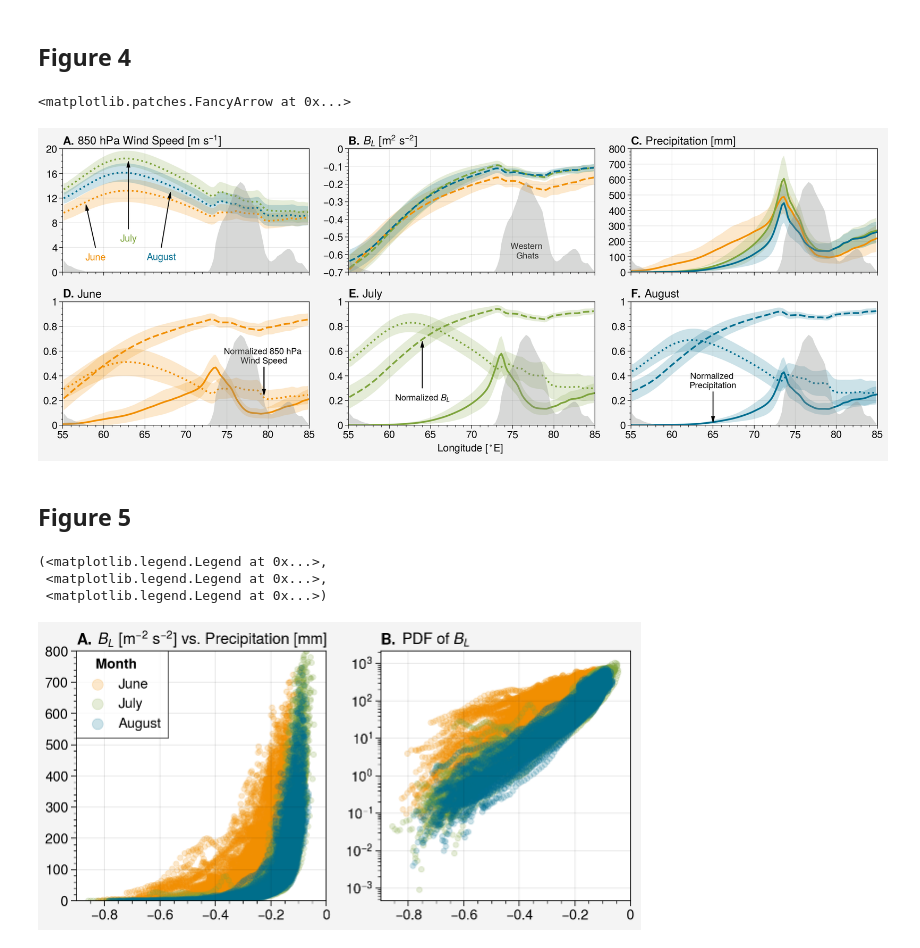
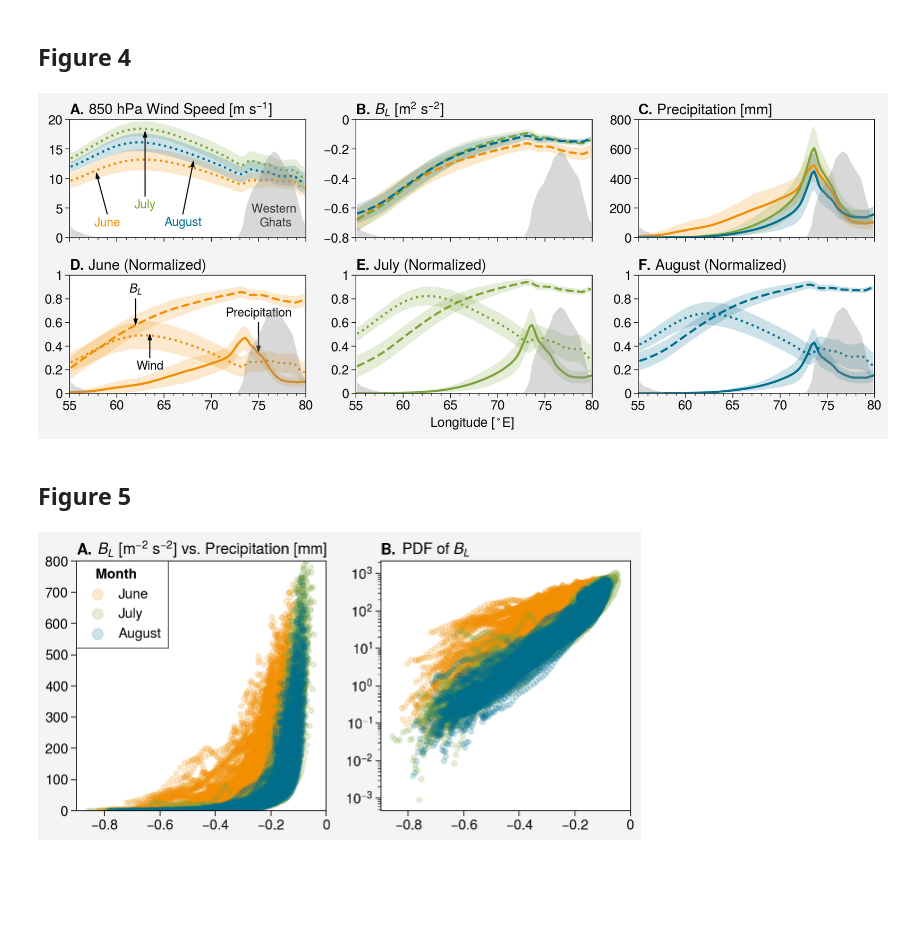
Before and after one commit to savannahferretti/monsoon-precip, a Jupyter notebook: agu_poster_plots.ipynb, the cells around one changed output. Saved outputs shown, nothing was run; the diff lists cells and outputs as text; code cells hidden in the pictures; blank space fills up the shorter version.

```diff
--- a/agu_poster_plots.ipynb
+++ b/agu_poster_plots.ipynb
@@ -84,10 +83,10 @@ trmmpr  = formatpr(varclimo(trmm.pr*86400))
 imergpr = formatpr(varclimo(imerg.precipitation*24))
 era5pr  = formatpr(varclimo(era5.mtpr*86400))
 # %%
-pplt.rc.reso = 'hi'; pplt.rc.update({'font.size':10}); style=dict(levels=[300],linewidth=1.2); key=[]
+pplt.rc.reso = 'hi'; pplt.rc.update({'font.size':10}); style=dict(levels=[300],linewidth=1); key=[]
 fig,axs = pplt.subplots(ncols=1,nrows=3,proj='cyl',sharex=True,sharey=True)
 axs.format(lonlim=(lon1,lon2),lonlines=5,latlim=(lat1,lat2),latlines=5,latlabels=True,
-           land=False,coast=True,coastcolor='k',coastlinewidth=1,abc='A.',abcloc='l',titleloc='l')
+           grid=False,land=False,coast=True,coastcolor='k',coastlinewidth=1,abc='A.',abcloc='l',titleloc='l')
 axs[2].format(lonlabels=True)
 for i,month in enumerate(months):
     maps = axs[0].contour(trmmpr[i],cmap=colors[i],**style)
@@ -96,5 +95,6 @@ for i,month in enumerate(months):
     key.append(maps)
     axs[i].format(title=names[i])
 C1=key[0].legend_elements()[0][0]; C2=key[1].legend_elements()[0][0]; C3=key[2].legend_elements()[0][0]
-fig.legend([C1,C2,C3],['June','July','August'],loc='b',ncols=3,frame=False,title='300 mm Precipitation Contour')
+fig.legend([C1,C2,C3],['June','July','August'],loc='b',ncols=3,frame=False,title='Precipitation Contour = 300 mm')
+fig.save('fig2.png',dpi=900)
 # %% [output]
@@ -145,7 +144,7 @@ era5 = xr.merge((xr.open_dataset(path+'era5/ERA5_3D_195906_202108_monthly.nc'),
                  xr.open_dataset(path+'era5/ERA5_2D_195906_202108_monthly.nc')),compat='override')
 era5 = era5.reindex(latitude=era5.latitude[::-1]).reindex(level=era5.level[::-1]).rename({'longitude':'lon','latitude':'lat'})
 # %%
-lat1=10; lat2=20; lon1=55; lon2=85;
+lat1=10; lat2=20; lon1=55; lon2=80;
 era5 = era5.sel(lat=slice(lat1,lat2),lon=slice(lon1,lon2)).sel(level=slice(1000,50))
 z   = e3sm.PHIS.sel(lat=slice(lat1,lat2),lon=slice(lon1,lon2)).mean(dim='lat')/9.80665/1000
 lon = e3sm.lon.sel(lon=slice(lon1,lon2))
@@ -178,54 +177,55 @@ prnorm,(prnormmean,prnormstd) = normalize(pr),meanstd(normalize(pr),'year')
 # %%
 pplt.rc.reso = 'hi'; pplt.rc.update({'font.size':12})
 shadestyle=dict(alpha=0.2,zorder=1); linestyle=dict(linewidth=2,zorder=2)
-fig,axs = pplt.subplots(ncols=3,nrows=2,refwidth=4,refheight=2,sharey=False)
+textstyle=dict(ha='center',size=11); arrowstyle=dict(color='k',width=0.05,head_width=0.4,zorder=4)
+fig,axs = pplt.subplots(ncols=3,nrows=2,refwidth=3,refheight=1.5,sharey=False,grid=False)
 axs.format(xlabel='Longitude [$^\circ$E]',xlim=(lon1,lon2),xticks=5,abc='A.',abcloc='l',titleloc='l')
-axs[0].format(ylim=(0,20),yticks=4,title='850 hPa Wind Speed [m s$^{-1}$]')
-axs[1].format(ylim=(-0.7,-0),yticks=0.1,title='$\mathit{B_L}$ [m$^2$ s$^{-2}$]')
-axs[2].format(ylim=(0,800),yticks=100,title='Precipitation [mm]')
+axs.minorticks_off()
+axs[0].format(ylim=(0,20),yticks=5,title='850 hPa Wind Speed [m s$^{-1}$]')
+axs[1].format(ylim=(-0.8,-0),yticks=0.2,title='$\mathit{B_L}$ [m$^2$ s$^{-2}$]')
+axs[2].format(ylim=(0,800),yticks=200,title='Precipitation [mm]')
 axs[3].format(ylim=(0,1),yticks=0.2,title='June (Normalized)')
 axs[4].format(ylim=(0,1),yticks=0.2,title='July (Normalized)')
 axs[5].format(ylim=(0,1),yticks=0.2,title='August (Normalized)')
 oxs = axs.twinx()
 oxs.fill_between(lon,z,fc='grey',alpha=0.2,zorder=0)
 oxs.format(ylabel='',ylim=(0,0.8),yticks='null')
 for i,month in enumerate(months):
     axs[0].fill_between(lon,v850mean[i]-v850std[i],v850mean[i]+v850std[i],fc=colors[i],**shadestyle)
     axs[0].plot(lon,v850[i].mean(dim='year'),colors=colors[i],linestyle='dotted',**linestyle)
     axs[1].fill_between(lon,blmean[i]-blstd[i],blmean[i]+blstd[i],fc=colors[i],**shadestyle)
     axs[1].plot(lon,bl[i].mean(dim='year'),colors=colors[i],linestyle='dashed',**linestyle)
     axs[2].fill_between(lon,prmean[i]-prstd[i],prmean[i]+prstd[i],fc=colors[i],**shadestyle)
     lines = axs[2].plot(lon,pr[i].mean(dim='year'),colors=colors[i],linestyle='solid',**linestyle)
     key.append(lines)
     axs[i+3].fill_between(lon,v850normmean[i]-v850normstd[i],v850normmean[i]+v850normstd[i],fc=colors[i],**shadestyle)
     win = axs[i+3].plot(lon,v850normmean[i],colors=colors[i],linestyle='dotted',**linestyle)
     axs[i+3].fill_between(lon,blnormmean[i]-blnormstd[i],blnormmean[i]+blnormstd[i],fc=colors[i],**shadestyle)
     var = axs[i+3].plot(lon,blnormmean[i],colors=colors[i],linestyle='dashed',**linestyle)
     axs[i+3].fill_between(lon,prnormmean[i]-prnormstd[i],prnormmean[i]+prnormstd[i],fc=colors[i],**shadestyle)
     pre = axs[i+3].plot(lon,prnormmean[i],colors=colors[i],linestyle='solid',**linestyle)
-    axs[i+3].format(title=months[i])
-axs[0].text(59,2,'June',ha='center',size=11,color=colors[0])
-axs[0].text(63,5,'July',ha='center',size=11,color=colors[1])
-axs[0].text(67,2,'August',ha='center',size=11,color=colors[2])
-axs[0].arrow(59,4,-1,6,color='k',width=0.05,head_width=0.4,head_length=1,zorder=4)
-axs[0].arrow(63,7,0,10,color='k',width=0.05,head_width=0.4,head_length=1,zorder=4)
-axs[0].arrow(67,4,1,8,color='k',width=0.05,head_width=0.4,head_length=1,zorder=4)
-axs[1].text(76.8,-0.62,'Western \nGhats',ha='center',size=10,color='k')
-axs[3].text(79.5,0.5,'Normalized 850 hPa \nWind Speed',ha='center',size=10,color='k')
-axs[4].text(64,0.2,'Normalized $\mathit{B_L}$',ha='center',size=10,color='k')
-axs[5].text(65,0.3,'Normalized \nPrecipitation',ha='center',size=10,color='k')
-axs[3].arrow(79.5,0.47,0,-0.18,width=0.08,head_width=0.4,head_length=0.05,color='k',zorder=4)
-axs[4].arrow(64,0.3,0,0.33,color='k',width=0.05,head_width=0.4,head_length=0.05,zorder=4)
-axs[5].arrow(65,0.27,0,-0.2,color='k',width=0.05,head_width=0.4,head_length=0.05,zorder=4)
+axs[0].text(59,2,'June',color=colors[0],**textstyle)
+axs[0].text(63,5,'July',color=colors[1],**textstyle)
+axs[0].text(67,2,'August',color=colors[2],**textstyle)
+axs[0].text(76.8,2,'Western \nGhats',**textstyle)
+axs[0].arrow(59,4,-1,6,head_length=1,**arrowstyle)
+axs[0].arrow(63,7,0,10,head_length=1,**arrowstyle)
+axs[0].arrow(67,4,1,8,head_length=1,**arrowstyle)
+axs[3].text(63.5,0.2,'Wind',color='k',**textstyle)
+axs[3].text(62,0.85,'$\mathit{B_L}$',color='k',**textstyle)
+axs[3].text(75,0.65,'Precipitation',color='k',**textstyle)
+axs[3].arrow(63.5,0.3,0,0.15,head_length=0.05,**arrowstyle)
+axs[3].arrow(62,0.8,0,-0.17,head_length=0.05,**arrowstyle)
+axs[3].arrow(75,0.6,0,-0.2,head_length=0.05,**arrowstyle)
 # %% [output]
-<matplotlib.patches.FancyArrow at 0x...>
-[figure, old version]
+[figure, new version]
 # %% [markdown]
 ## Figure 5
 # %%
 pplt.rc.reso='hi'; pplt.rc.update({'font.size':10}); style=dict(s=15,marker='o',alpha=0.2); key=[]
 fig,axs = pplt.subplots(ncols=2,nrows=1,refheight=2.5,sharex=True,sharey=False)
-axs.format(xlim=(-0.9,0),xticks=0.2,abc='A.',abcloc='l',titleloc='l')
+axs.format(grid=False,xlim=(-0.9,0),xticks=0.2,abc='A.',abcloc='l',titleloc='l')
+axs.minorticks_off()
 axs[0].format(title='$\mathit{B_L}$ [m$^{-2}$ s$^{-2}$] vs. Precipitation [mm]',ylim=(0,800),yticks=100)
 axs[1].format(title='PDF of $\mathit{B_L}$',yscale='log',yformatter='log')
 for i,month in enumerate(months):
@@ -235,7 +235,4 @@ for i,month in enumerate(months):
 C1=key[0]; C2=key[1]; C3=key[2]
 axs[0].legend(([C1,C2,C3]),['June','July','August'],loc='ul',ncols=1,title=r'$\bf{Month}$',markerscale=2)
 # %% [output]
-(<matplotlib.legend.Legend at 0x...>,
- <matplotlib.legend.Legend at 0x...>,
- <matplotlib.legend.Legend at 0x...>)
-[figure, old version]
+[figure, new version]
```
Also changed, not shown: parts of 3 cells of this notebook.
